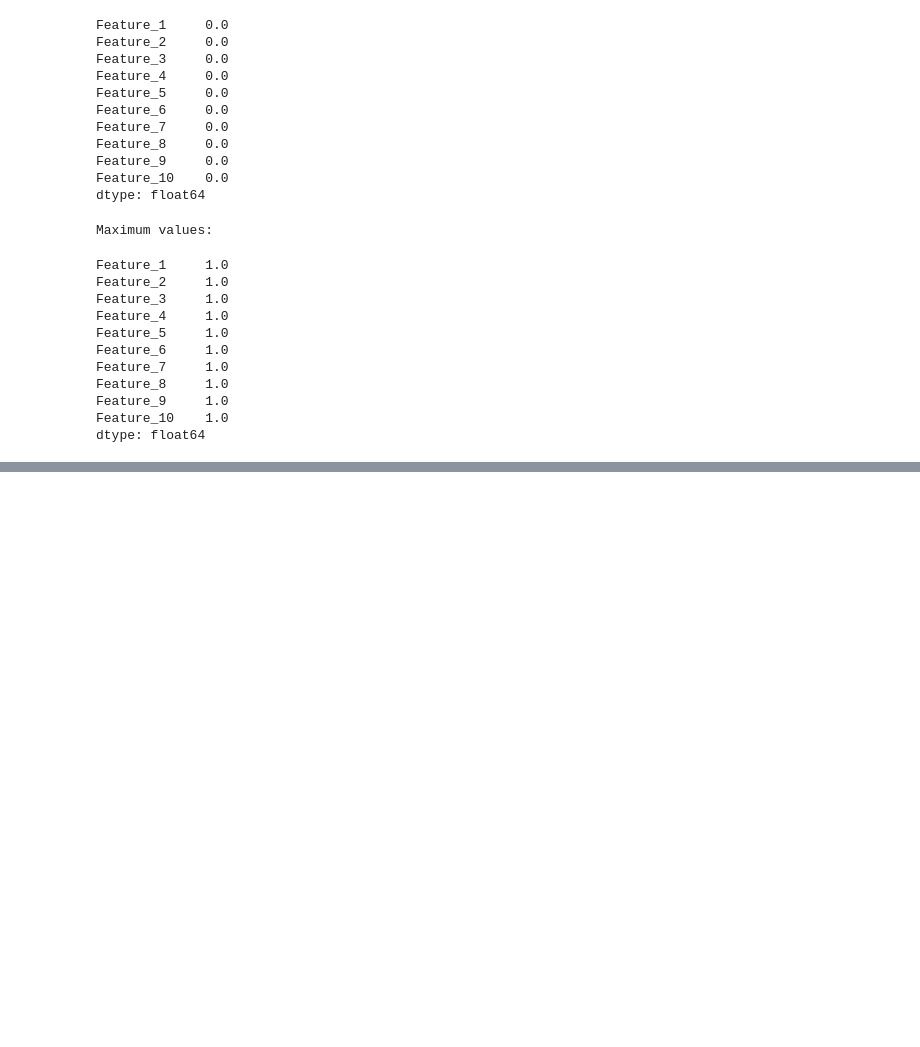
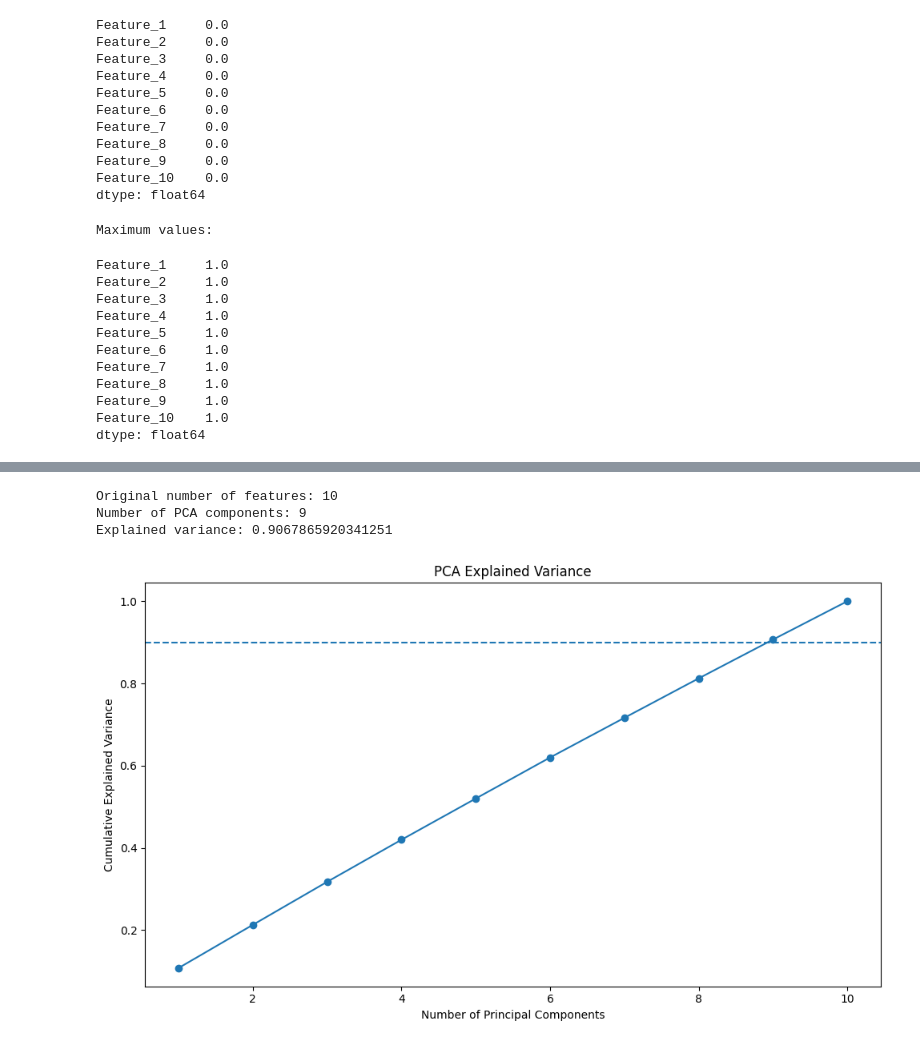
Before and after one commit to Adithya-Biju/MLAssessment, a Jupyter notebook: notebooks/feature_engineering.ipynb, the cells around one changed output, grey strips where cells are left out. Cells and saved outputs as stored; diff of their text form; code cells hidden in the pictures; blank space fills up the shorter version.

```diff
--- a/notebooks/feature_engineering.ipynb
+++ b/notebooks/feature_engineering.ipynb
@@ -135,0 +239,4 @@ dtype: float64
+# %%
+pca = PCA()
+
+X_pca = pca.fit_transform(X_standard)
@@ -135,0 +270,52 @@ dtype: float64
+# %%
+pca_90 = PCA(
+    n_components=0.90
+)
+
+X_pca_90 = pca_90.fit_transform(X_standard)
+
+print(
+    "Original number of features:",
+    X.shape[1]
+)
+
+print(
+    "Number of PCA components:",
+    X_pca_90.shape[1]
+)
+
+print(
+    "Explained variance:",
+    pca_90.explained_variance_ratio_.sum()
+)
+# %% [output]
+Original number of features: 10
+Number of PCA components: 9
+Explained variance: 0.9067865920341251
+# %%
+plt.figure(figsize=(10, 6))
+
+plt.plot(
+    range(
+        1,
+        len(pca.explained_variance_ratio_) + 1
+    ),
+    np.cumsum(
+        pca.explained_variance_ratio_
+    ),
+    marker="o"
+)
+
+plt.axhline(
+    y=0.90,
+    linestyle="--"
+)
+
+plt.xlabel("Number of Principal Components")
+plt.ylabel("Cumulative Explained Variance")
+plt.title("PCA Explained Variance")
+
+plt.tight_layout()
+plt.show()
+# %% [output]
+[figure, added]
```
Also changed, not shown: parts of 9 cells of this notebook, 1 other file.
